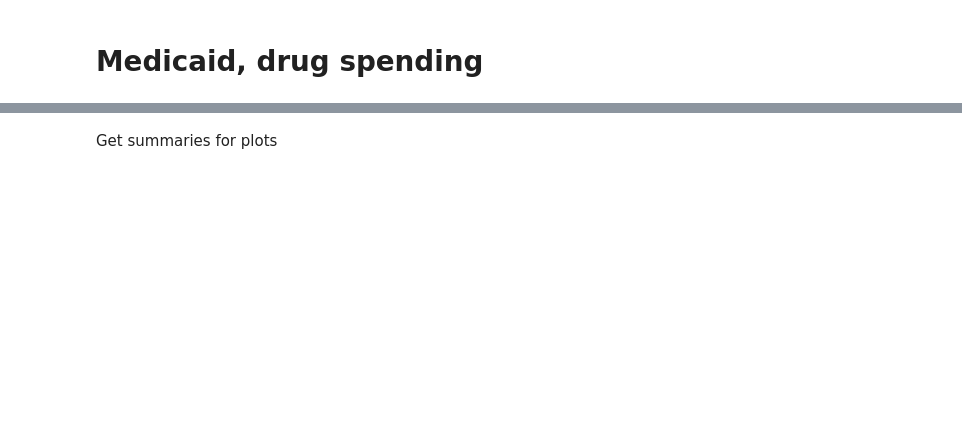
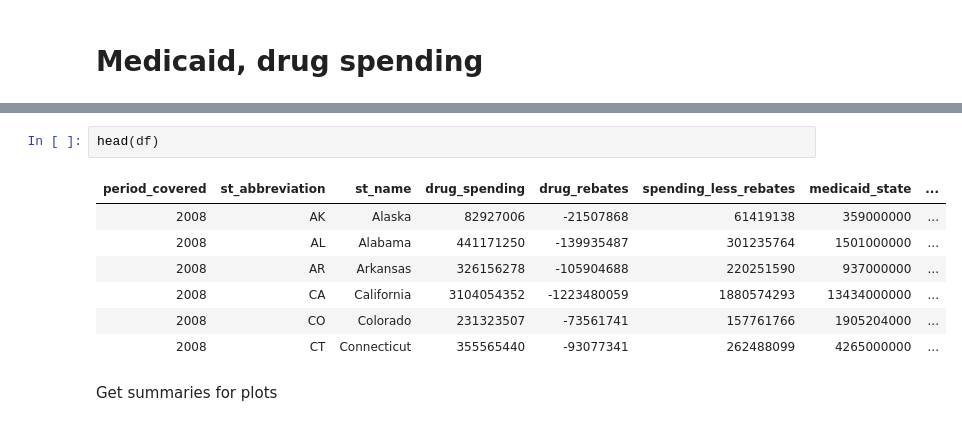
Before and after one commit to PublicI/medicaid-graphic, a Jupyter notebook: line-graphs.ipynb, the cells around one changed output, grey strips where cells are left out. Drawn from its saved outputs; the diff is of its cells as text; blank space fills up the shorter version.

```diff
--- a/line-graphs.ipynb
+++ b/line-graphs.ipynb
@@ -20,3 +20,13 @@ The following objects are masked from ‘package:base’:
+# %%
+head(df)
+# %% [output]
+| period_covered | st_abbreviation | st_name | drug_spending | drug_rebates | spending_less_rebates | medicaid_state | ... |
+| 2008 | AK | Alaska | 82927006 | -21507868 | 61419138 | 359000000 | ... |
+| 2008 | AL | Alabama | 441171250 | -139935487 | 301235764 | 1501000000 | ... |
+| 2008 | AR | Arkansas | 326156278 | -105904688 | 220251590 | 937000000 | ... |
+| 2008 | CA | California | 3104054352 | -1223480059 | 1880574293 | 13434000000 | ... |
+| 2008 | CO | Colorado | 231323507 | -73561741 | 157761766 | 1905204000 | ... |
+| 2008 | CT | Connecticut | 355565440 | -93077341 | 262488099 | 4265000000 | ... |
 # %% [markdown]
 Get summaries for plots
 # %%
```
Also changed, not shown: parts of 22 cells of this notebook, 6 other files.
